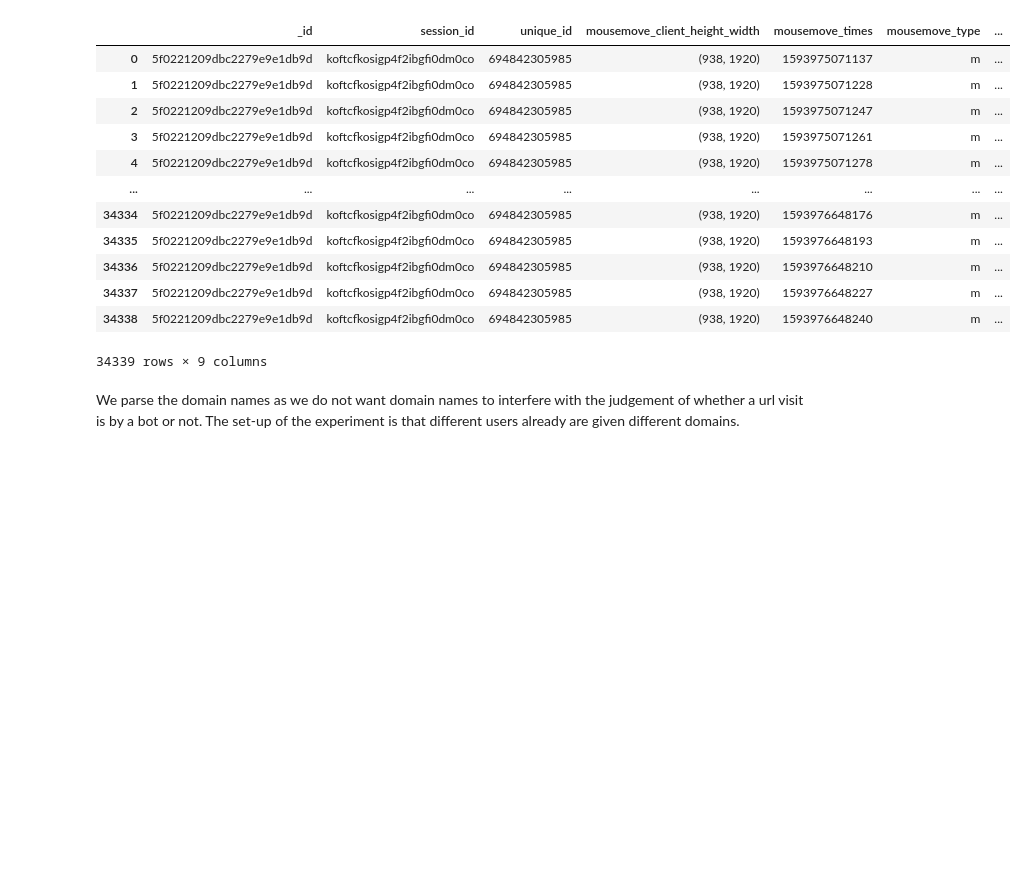
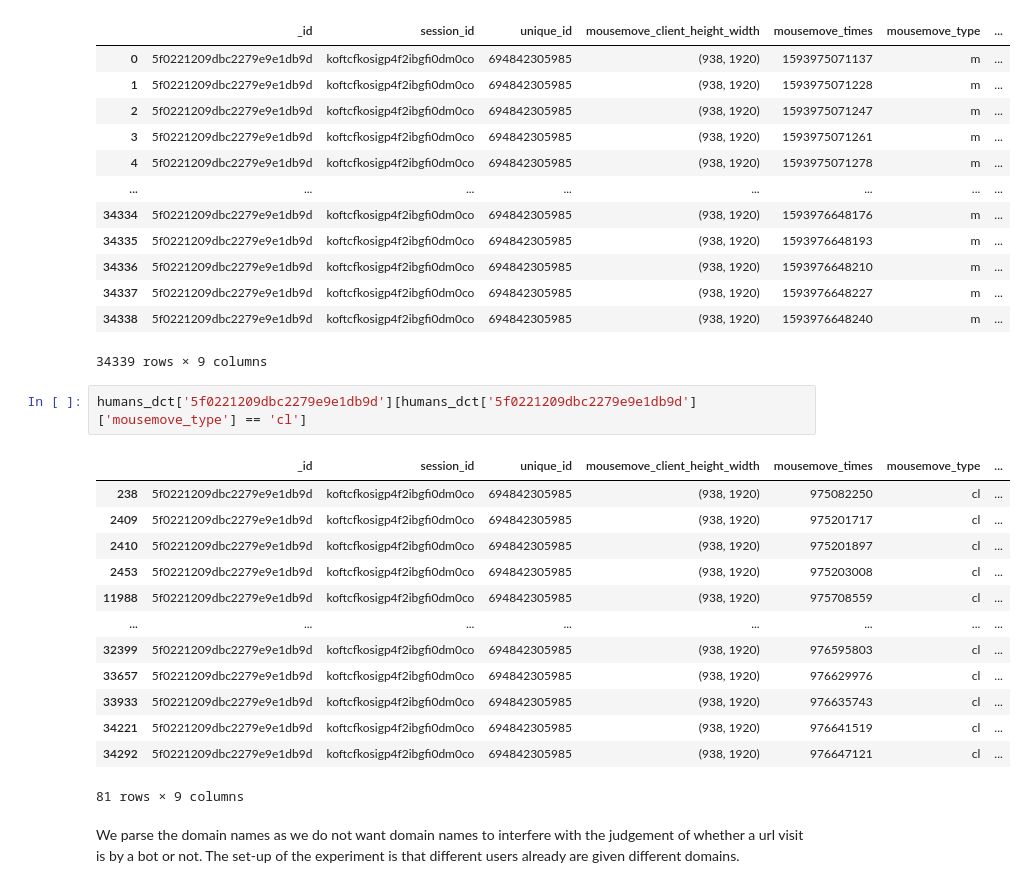
Before and after one commit to cherrydrunk/DSA4263-automated-fraud, a Jupyter notebook: phase2-code/checking_additional_column.ipynb, the cells around one changed output. Saved outputs shown, nothing was run; the diff lists cells and outputs as text; blank space fills up the shorter version.

```diff
--- a/phase2-code/checking_additional_column.ipynb
+++ b/phase2-code/checking_additional_column.ipynb
@@ -59,6 +59,22 @@ humans_dct['5f0221209dbc2279e9e1db9d']
 | 34337 | 5f0221209dbc2279e9e1db9d | koftcfkosigp4f2ibgfi0dm0co | 694842305985 | (938, 1920) | 1593976648227 | m | ... |
 | 34338 | 5f0221209dbc2279e9e1db9d | koftcfkosigp4f2ibgfi0dm0co | 694842305985 | (938, 1920) | 1593976648240 | m | ... |
 34339 rows × 9 columns
+# %%
+humans_dct['5f0221209dbc2279e9e1db9d'][humans_dct['5f0221209dbc2279e9e1db9d']['mousemove_type'] == 'cl']
+# %% [output]
+|  | _id | session_id | unique_id | mousemove_client_height_width | mousemove_times | mousemove_type | ... |
+| 238 | 5f0221209dbc2279e9e1db9d | koftcfkosigp4f2ibgfi0dm0co | 694842305985 | (938, 1920) | 975082250 | cl | ... |
+| 2409 | 5f0221209dbc2279e9e1db9d | koftcfkosigp4f2ibgfi0dm0co | 694842305985 | (938, 1920) | 975201717 | cl | ... |
+| 2410 | 5f0221209dbc2279e9e1db9d | koftcfkosigp4f2ibgfi0dm0co | 694842305985 | (938, 1920) | 975201897 | cl | ... |
+| 2453 | 5f0221209dbc2279e9e1db9d | koftcfkosigp4f2ibgfi0dm0co | 694842305985 | (938, 1920) | 975203008 | cl | ... |
+| 11988 | 5f0221209dbc2279e9e1db9d | koftcfkosigp4f2ibgfi0dm0co | 694842305985 | (938, 1920) | 975708559 | cl | ... |
+| ... | ... | ... | ... | ... | ... | ... | ... |
+| 32399 | 5f0221209dbc2279e9e1db9d | koftcfkosigp4f2ibgfi0dm0co | 694842305985 | (938, 1920) | 976595803 | cl | ... |
+| 33657 | 5f0221209dbc2279e9e1db9d | koftcfkosigp4f2ibgfi0dm0co | 694842305985 | (938, 1920) | 976629976 | cl | ... |
+| 33933 | 5f0221209dbc2279e9e1db9d | koftcfkosigp4f2ibgfi0dm0co | 694842305985 | (938, 1920) | 976635743 | cl | ... |
+| 34221 | 5f0221209dbc2279e9e1db9d | koftcfkosigp4f2ibgfi0dm0co | 694842305985 | (938, 1920) | 976641519 | cl | ... |
+| 34292 | 5f0221209dbc2279e9e1db9d | koftcfkosigp4f2ibgfi0dm0co | 694842305985 | (938, 1920) | 976647121 | cl | ... |
+81 rows × 9 columns
 # %% [markdown]
 We parse the domain names as we do not want domain names to interfere with the judgement of whether a url visit is by a bot or not. The set-up of the experiment is that different users already are given different domains.
 # %%
```
Also changed, not shown: 2 other files.
